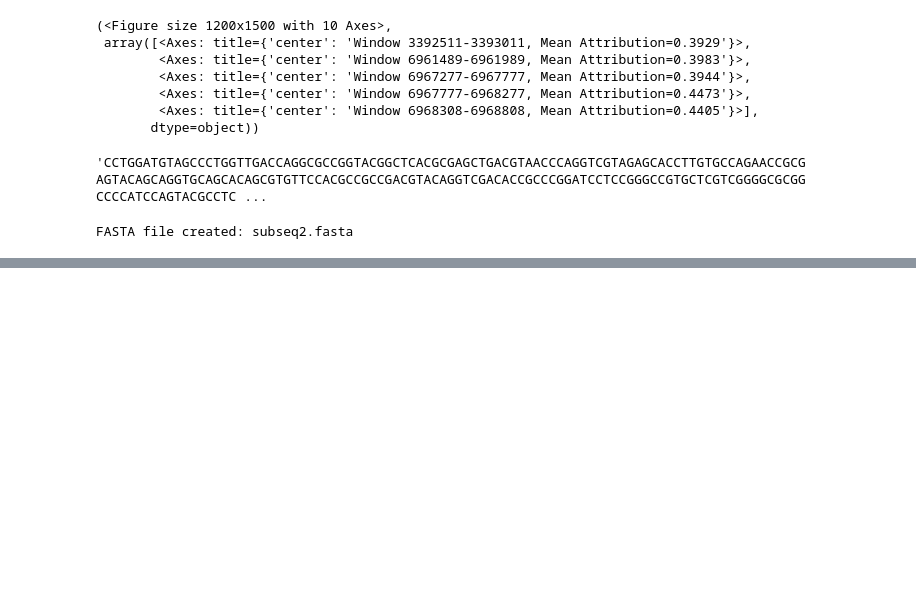
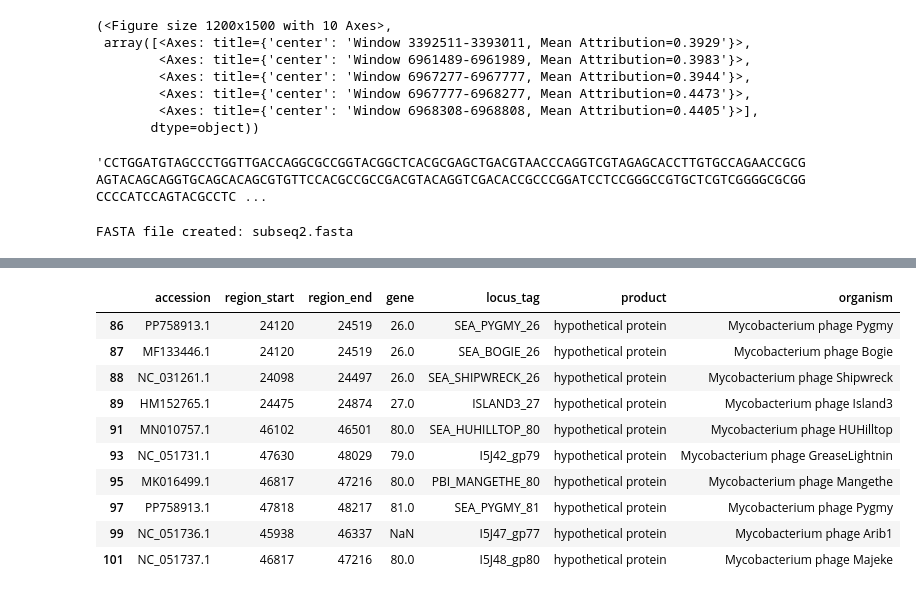
Before and after one commit to arthurbabey/gradcam1D, a Jupyter notebook: keras2torch.ipynb, the cells around one changed output, grey strips where cells are left out. Drawn from its saved outputs; the diff is of its cells as text; code cells hidden in the pictures; blank space fills up the shorter version.

```diff
--- a/keras2torch.ipynb
+++ b/keras2torch.ipynb
@@ -452,0 +621,38 @@ FASTA file created: subseq2.fasta
+# %%
+def extract_cds_features(df):
+    # Get organism per accession from the 'source' row
+    organism_map = df[df['feature_type'] == 'source'].set_index('accession')['organism'].to_dict()
+
+    # Filter only CDS rows
+    cds_df = df[df['feature_type'] == 'CDS'].copy()
+
+    # Assign organism to each CDS based on accession
+    cds_df['organism'] = cds_df['accession'].map(organism_map)
+
+    # Select and reorder relevant columns
+    return cds_df[[
+        'accession',
+        'region_start',
+        'region_end',
+        'gene',
+        'locus_tag',
+        'product',
+        'organism'
+    ]].reset_index(drop=True)
+
+
+compressed_df = extract_cds_features(blast_summary)
+# %%
+compressed_df[compressed_df['product'] == 'hypothetical protein'].head(10)
+# %% [output]
+|  | accession | region_start | region_end | gene | locus_tag | product | organism |
+| 86 | PP758913.1 | 24120 | 24519 | 26.0 | SEA_PYGMY_26 | hypothetical protein | Mycobacterium phage Pygmy |
+| 87 | MF133446.1 | 24120 | 24519 | 26.0 | SEA_BOGIE_26 | hypothetical protein | Mycobacterium phage Bogie |
+| 88 | NC_031261.1 | 24098 | 24497 | 26.0 | SEA_SHIPWRECK_26 | hypothetical protein | Mycobacterium phage Shipwreck |
+| 89 | HM152765.1 | 24475 | 24874 | 27.0 | ISLAND3_27 | hypothetical protein | Mycobacterium phage Island3 |
+| 91 | MN010757.1 | 46102 | 46501 | 80.0 | SEA_HUHILLTOP_80 | hypothetical protein | Mycobacterium phage HUHilltop |
+| 93 | NC_051731.1 | 47630 | 48029 | 79.0 | I5J42_gp79 | hypothetical protein | Mycobacterium phage GreaseLightnin |
+| 95 | MK016499.1 | 46817 | 47216 | 80.0 | PBI_MANGETHE_80 | hypothetical protein | Mycobacterium phage Mangethe |
+| 97 | PP758913.1 | 47818 | 48217 | 81.0 | SEA_PYGMY_81 | hypothetical protein | Mycobacterium phage Pygmy |
+| 99 | NC_051736.1 | 45938 | 46337 | NaN | I5J47_gp77 | hypothetical protein | Mycobacterium phage Arib1 |
+| 101 | NC_051737.1 | 46817 | 47216 | 80.0 | I5J48_gp80 | hypothetical protein | Mycobacterium phage Majeke |
```
Also changed, not shown: parts of 28 cells of this notebook, 9 other files.
